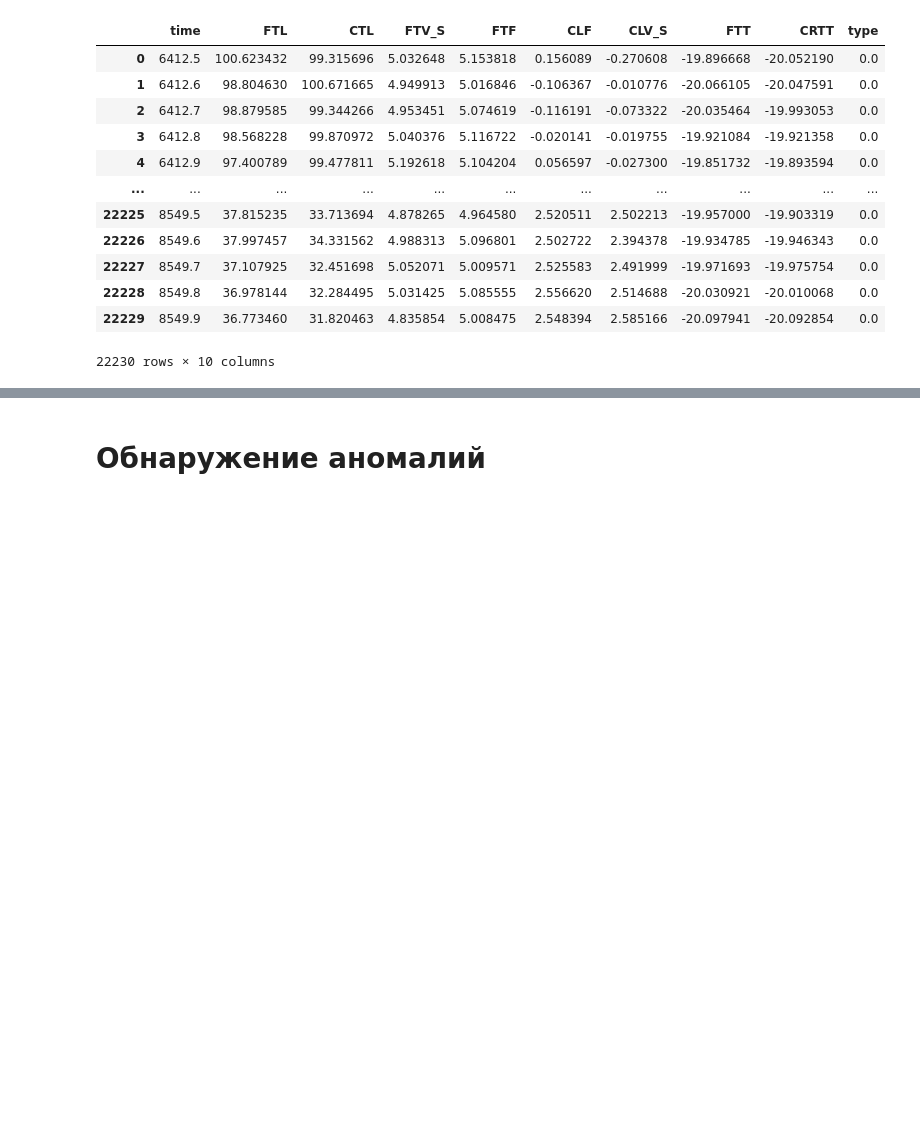
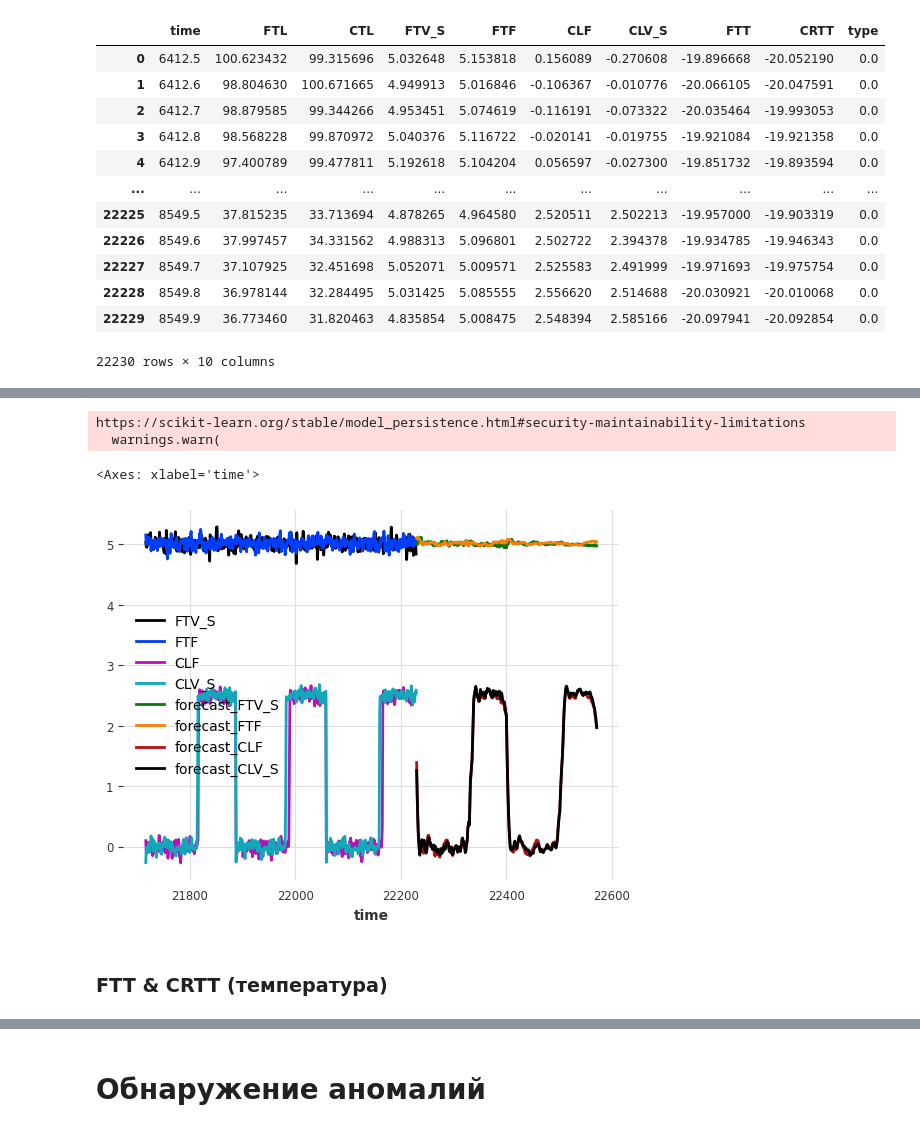
Before and after one commit to krzhld/detection_with_forecasting_anomaly_model, a Jupyter notebook: solution.ipynb, the cells around one changed output, grey strips where cells are left out. Cells and saved outputs as stored; diff of their text form; code cells hidden in the pictures; blank space fills up the shorter version.

```diff
--- a/solution.ipynb
+++ b/solution.ipynb
@@ -400,0 +436,14 @@ df_test
+# %%
+from darts.models import LinearRegressionModel
+
+forecasting_model = LinearRegressionModel.load('FTVS_FTF_CLF_CLVS_LINEAR.pkl')
+predicted = forecasting_model.predict(2 * period, ts_test)
+ts_test[127*period:].plot()
+predicted.plot(label='forecast')
+# %% [output]
+https://scikit-learn.org/stable/model_persistence.html#security-maintainability-limitations
+  warnings.warn(
+<Axes: xlabel='time'>
+[figure, added]
+# %% [markdown]
+### FTT & CRTT (температура)
```
Also changed, not shown: parts of 23 cells of this notebook, 7 other files.
